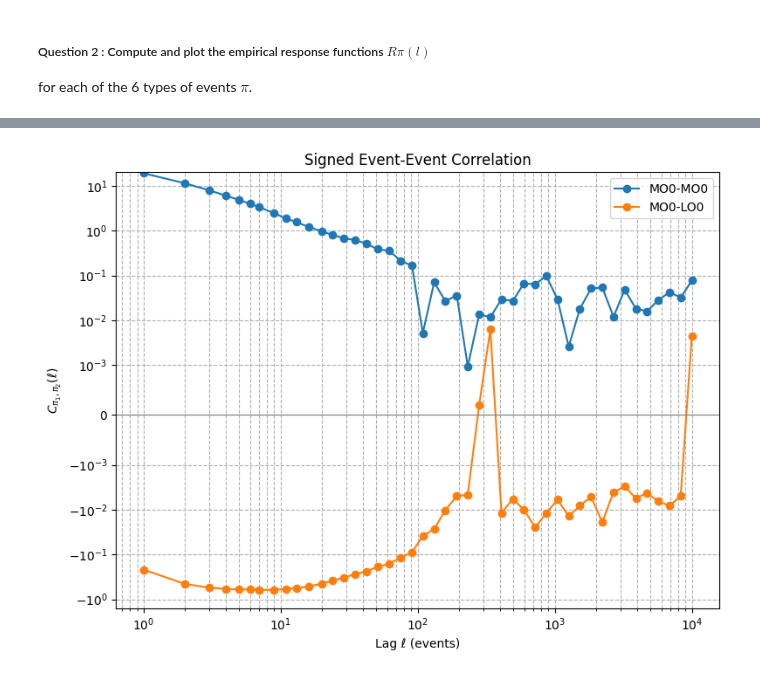
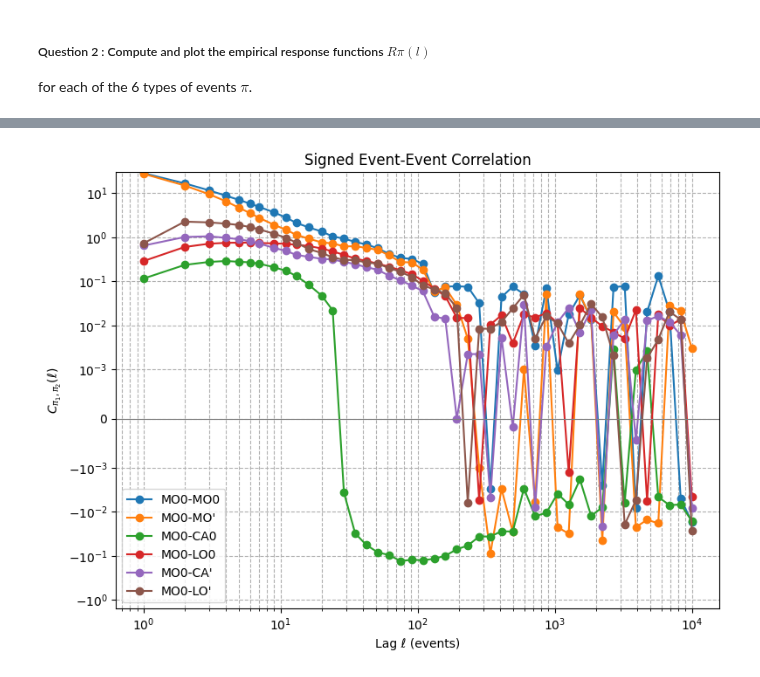
Before and after one commit to ethantrentin/High-Frequency-Data-Limit-Order-Books, a Jupyter notebook: DHF-LAB5-BOISTARD-ROCHE-TRENTIN.ipynb, the cells around one changed output, grey strips where cells are left out. Drawn from its saved outputs; the diff is of its cells as text; code cells hidden in the pictures.

```diff
--- a/DHF-LAB5-BOISTARD-ROCHE-TRENTIN.ipynb
+++ b/DHF-LAB5-BOISTARD-ROCHE-TRENTIN.ipynb
@@ -353,7 +353,7 @@ MO'      61441
 Name: count, dtype: int64
 # %%
 def compute_signed_event_correlation_logspace(df, pi1, pi2, n_points=50, max_lag=10000):
-    ts1 = df['epsilon_pi'] * np.where(df['pi'] == pi1,1,0)
+    ts1 = df['epsilon'] * np.where(df['pi'] == pi1,1,0)
     P1 = np.where(df['pi'] == pi1,1,0).mean()
     P2 = np.where(df['pi'] == pi2,1,0).mean()
 
@@ -361,7 +361,7 @@ def compute_signed_event_correlation_logspace(df, pi1, pi2, n_points=50, max_lag
     corr_values = []
 
     for lag in lags:
-        ts2 = df['epsilon_pi'].shift(-lag) * np.where(df['pi'].shift(-lag) ==
+        ts2 = df['epsilon'].shift(-lag) * np.where(df['pi'].shift(-lag) ==
                                                       pi2,1,0)
         prod = ts1 * ts2
         C = prod.mean() / (P1 * P2) if P1 > 0 and P2 > 0 else np.nan
@@ -380,40 +380,40 @@ fig, ax = plt.subplots(figsize=(8, 6))
 lags, corr_values = compute_signed_event_correlation_logspace(SG_df, pi1='MO0',pi2='MO0')
 plot_signed_correlation(lags, corr_values, ax, label='MO0-MO0')
 
-"""lags, corr_values = compute_signed_event_correlation_logspace(SG_df, pi1='MO0',pi2='MO\'')
+lags, corr_values = compute_signed_event_correlation_logspace(SG_df, pi1='MO0',pi2='MO\'')
 plot_signed_correlation(lags, corr_values, ax, label='MO0-MO\'')
 
 lags, corr_values = compute_signed_event_correlation_logspace(SG_df,
                                                               pi1='MO0',
                                                               pi2='CA0')
 plot_signed_correlation(lags, corr_values, ax, label='MO0-CA0')
-"""
+
 lags, corr_values = compute_signed_event_correlation_logspace(SG_df, pi1='MO0',
                                                               pi2='LO0')
 plot_signed_correlation(lags, corr_values, ax, label='MO0-LO0')
 
-"""lags, corr_values = compute_signed_event_correlation_logspace(SG_df, pi1='MO0',
+lags, corr_values = compute_signed_event_correlation_logspace(SG_df, pi1='MO0',
                                                               pi2='CA\'')
 plot_signed_correlation(lags, corr_values, ax, label='MO0-CA\'')
 
 lags, corr_values = compute_signed_event_correlation_logspace(SG_df, pi1='MO0',
                                                               pi2='LO\'')
-plot_signed_correlation(lags, corr_values, ax, label='MO0-LO\'')"""
+plot_signed_correlation(lags, corr_values, ax, label='MO0-LO\'')
 
 
 ax.set_xscale('log')
 ax.set_yscale('symlog', linthresh=1e-3)
 
 ax.axhline(0, color='gray', linewidth=0.8)
 ax.set_xlabel("Lag ℓ (events)")
 ax.set_ylabel(r"$C_{\pi_1,\pi_2}(\ell)$")
 ax.set_title("Signed Event-Event Correlation")
 ax.grid(True, which='both', ls='--')
 ax.legend()
 plt.tight_layout()
 plt.show()
 # %% [output]
-[figure, old version]
+[figure, new version]
 # %%
 ## now we consider the market impact
 ## we use midprice as a starter
```
Also changed, not shown: parts of 6 cells of this notebook.
